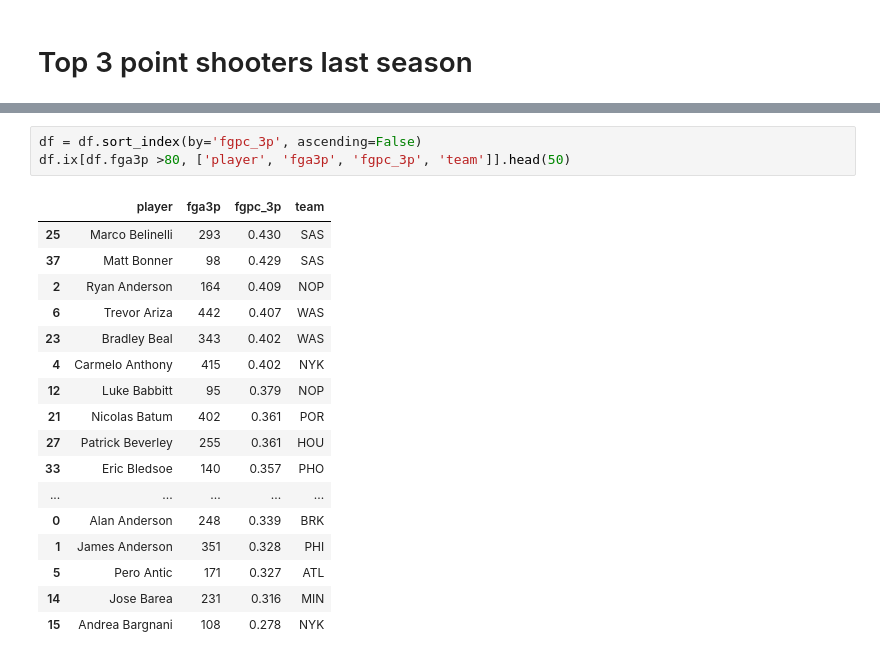
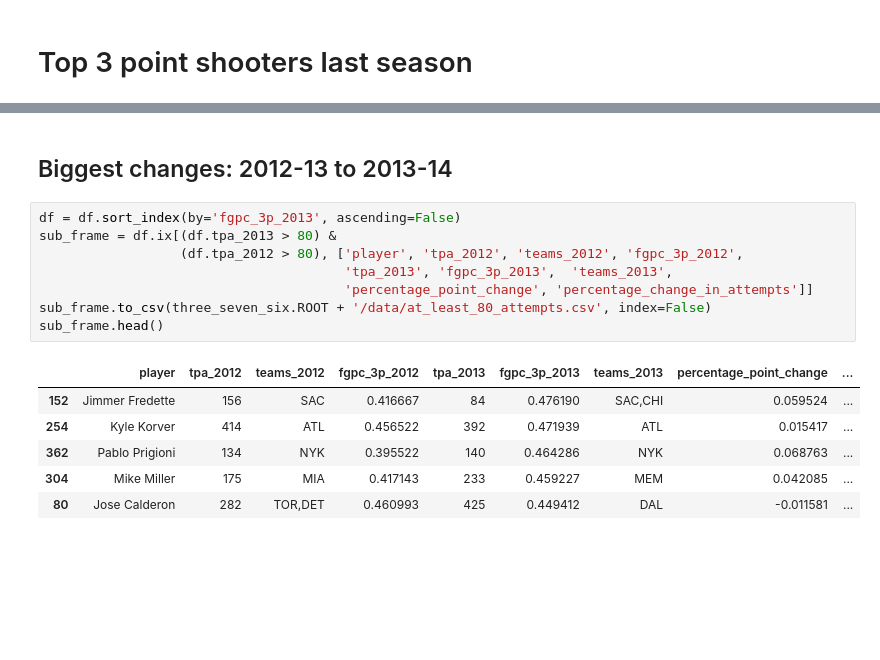
Before and after one commit to DanielWeitzenfeld/three-seven-six, a Jupyter notebook: notebooks/exploration.ipynb, the cells around one changed output, grey strips where cells are left out. Drawn from its saved outputs; the diff is of its cells as text; blank space fills up the shorter version.

```diff
--- a/notebooks/exploration.ipynb
+++ b/notebooks/exploration.ipynb
@@ -46,21 +44,17 @@ Index([u'age', u'ast', u'avg_dist', u'blk', u'drb', u'fg', u'fg2p', u'fg3p', u'f
-# %%
-df = df.sort_index(by='fgpc_3p', ascending=False)
-df.ix[df.fga3p >80, ['player', 'fga3p', 'fgpc_3p', 'team']].head(50)
-# %% [output]
-|  | player | fga3p | fgpc_3p | team |
-| 25 | Marco Belinelli | 293 | 0.430 | SAS |
-| 37 | Matt Bonner | 98 | 0.429 | SAS |
-| 2 | Ryan Anderson | 164 | 0.409 | NOP |
-| 6 | Trevor Ariza | 442 | 0.407 | WAS |
-| 23 | Bradley Beal | 343 | 0.402 | WAS |
-| 4 | Carmelo Anthony | 415 | 0.402 | NYK |
-| 12 | Luke Babbitt | 95 | 0.379 | NOP |
-| 21 | Nicolas Batum | 402 | 0.361 | POR |
-| 27 | Patrick Beverley | 255 | 0.361 | HOU |
-| 33 | Eric Bledsoe | 140 | 0.357 | PHO |
-| ... | ... | ... | ... | ... |
-| 0 | Alan Anderson | 248 | 0.339 | BRK |
-| 1 | James Anderson | 351 | 0.328 | PHI |
-| 5 | Pero Antic | 171 | 0.327 | ATL |
-| 14 | Jose Barea | 231 | 0.316 | MIN |
-| 15 | Andrea Bargnani | 108 | 0.278 | NYK |
+# %% [markdown]
+## Biggest changes: 2012-13 to 2013-14
+# %%
+df = df.sort_index(by='fgpc_3p_2013', ascending=False)
+sub_frame = df.ix[(df.tpa_2013 > 80) &
+                  (df.tpa_2012 > 80), ['player', 'tpa_2012', 'teams_2012', 'fgpc_3p_2012',
+                                       'tpa_2013', 'fgpc_3p_2013',  'teams_2013',
+                                       'percentage_point_change', 'percentage_change_in_attempts']]
+sub_frame.to_csv(three_seven_six.ROOT + '/data/at_least_80_attempts.csv', index=False)
+sub_frame.head()
+# %% [output]
+|  | player | tpa_2012 | teams_2012 | fgpc_3p_2012 | tpa_2013 | fgpc_3p_2013 | teams_2013 | percentage_point_change | ... |
+| 152 | Jimmer Fredette | 156 | SAC | 0.416667 | 84 | 0.476190 | SAC,CHI | 0.059524 | ... |
+| 254 | Kyle Korver | 414 | ATL | 0.456522 | 392 | 0.471939 | ATL | 0.015417 | ... |
+| 362 | Pablo Prigioni | 134 | NYK | 0.395522 | 140 | 0.464286 | NYK | 0.068763 | ... |
+| 304 | Mike Miller | 175 | MIA | 0.417143 | 233 | 0.459227 | MEM | 0.042085 | ... |
+| 80 | Jose Calderon | 282 | TOR,DET | 0.460993 | 425 | 0.449412 | DAL | -0.011581 | ... |
```
Also changed, not shown: parts of 9 cells of this notebook, 4 other files.
